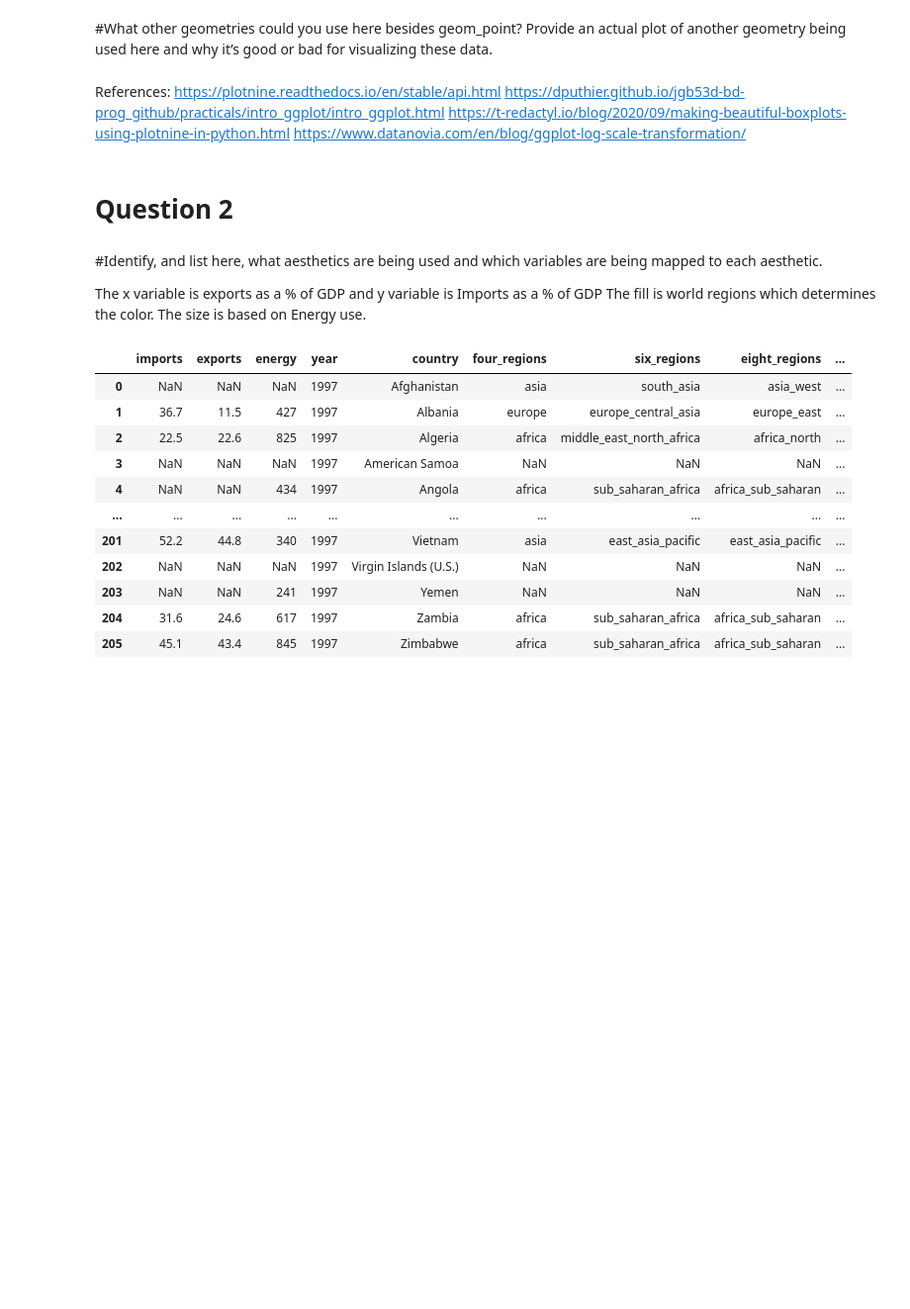
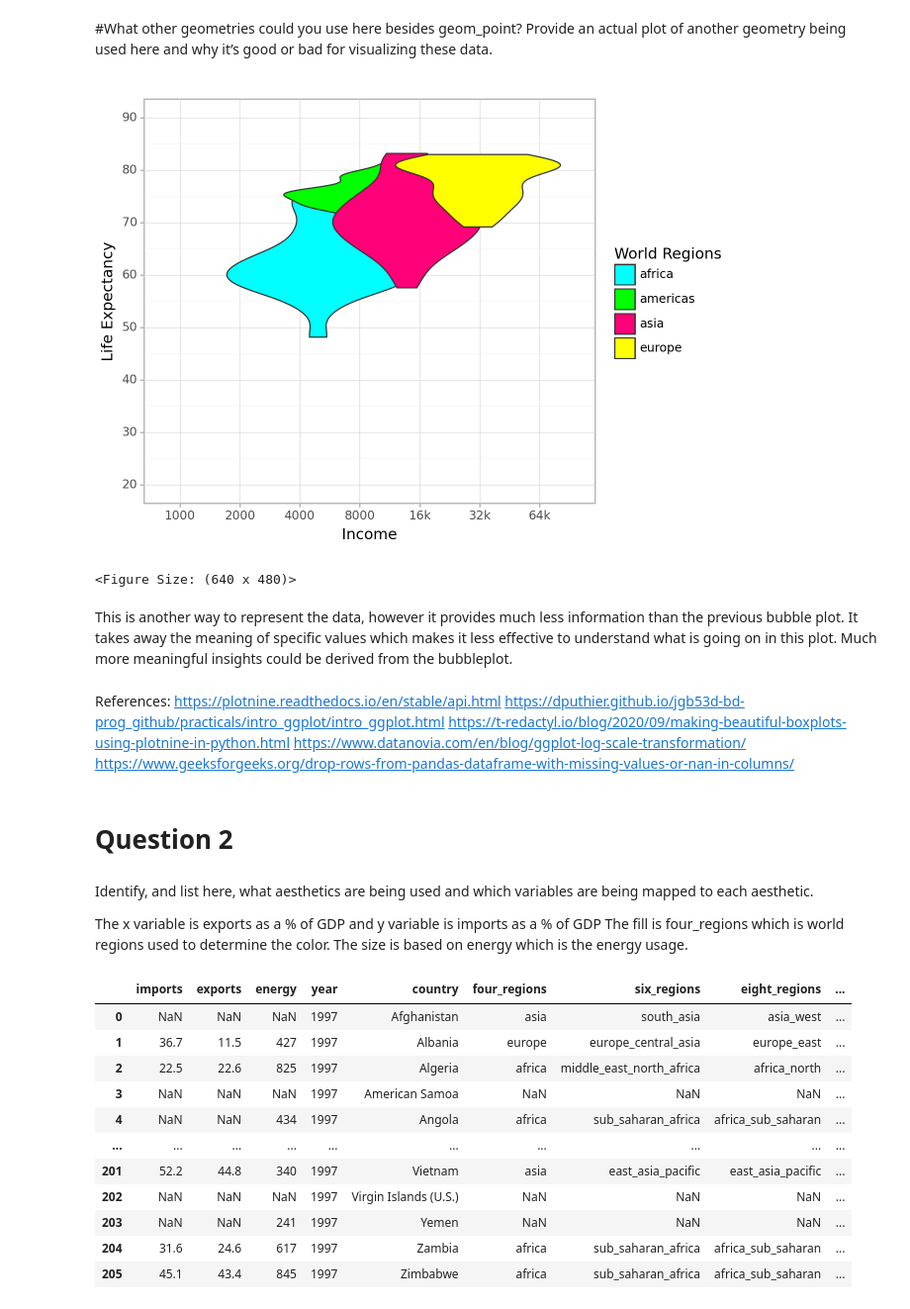
Before and after one commit to alexahildebrand/GSB544, a Jupyter notebook: Lab_1_.ipynb, the cells around one changed output. Shown at 99% size. Drawn from its saved outputs; the diff is of its cells as text; code cells hidden in the pictures; blank space fills up the shorter version.

```diff
--- a/Lab_1_.ipynb
+++ b/Lab_1_.ipynb
@@ -76,16 +84,39 @@ ggplot(df1,aes(x="income", y="life_exp", fill = "four_regions"))
 # %% [markdown]
 #What other geometries could you use here besides geom_point? Provide an actual plot of another geometry being used here and why it’s good or bad for visualizing these data.
+# %%
+(
+ggplot(df1,aes(x="income", y="life_exp", fill = "four_regions"))
++scale_y_continuous(breaks = np.arange(0,91,10), limits = [20,90])
++scale_x_continuous(breaks =[0,500,1000,2000,4000,8000,16000,32000,64000],trans = mizani.transforms.log_trans(base=2),
+                labels = [0,500,1000,2000,4000,8000,'16k','32k','64k'])
+#+scale_x_log10(breaks =[500,1000,2000,4000,8000,16000,32000,64000])
++geom_violin(aes(size='population'))
+#+scale_size (range =(3,10))
++scale_size_area(breaks =population_values)
++theme_light()
++scale_color_manual(values = color_dict)
++scale_fill_manual(values = color_dict)
++labs(y = "Life Expectancy", x="Income")
++labs(fill = "World Regions")
++labs(size = "Population")
+)
+# %% [output]
+[figure, added]
+<Figure Size: (640 x 480)>
+# %% [markdown]
+This is another way to represent the data, however it provides much less information than the previous bubble plot. It takes away the meaning of specific values which makes it less effective to understand what is going on in this plot. Much more meaningful insights could be derived from the bubbleplot.
 # %% [markdown]
 References: https://plotnine.readthedocs.io/en/stable/api.html
 https://dputhier.github.io/jgb53d-bd-prog_github/practicals/intro_ggplot/intro_ggplot.html
 https://t-redactyl.io/blog/2020/09/making-beautiful-boxplots-using-plotnine-in-python.html
 https://www.datanovia.com/en/blog/ggplot-log-scale-transformation/
+https://www.geeksforgeeks.org/drop-rows-from-pandas-dataframe-with-missing-values-or-nan-in-columns/
 # %% [markdown]
 # Question 2
 # %% [markdown]
-#Identify, and list here, what aesthetics are being used and which variables are being mapped to each aesthetic.
+Identify, and list here, what aesthetics are being used and which variables are being mapped to each aesthetic.
 
-The x variable is exports as a % of GDP and y variable is Imports as a % of GDP The fill is world regions which determines the color. The size is based on Energy use.
+The x variable is exports as a % of GDP and y variable is imports as a % of GDP The fill is four_regions which is world regions used to determine the color. The size is based on energy which is the energy usage.
 # %%
 #Import the q2data.csv dataset.
 df2 = pd.read_csv('C:/Users/alexa/OneDrive/Desktop/GSB544/data/q2data.csv')
```
Also changed, not shown: parts of 21 cells of this notebook.
